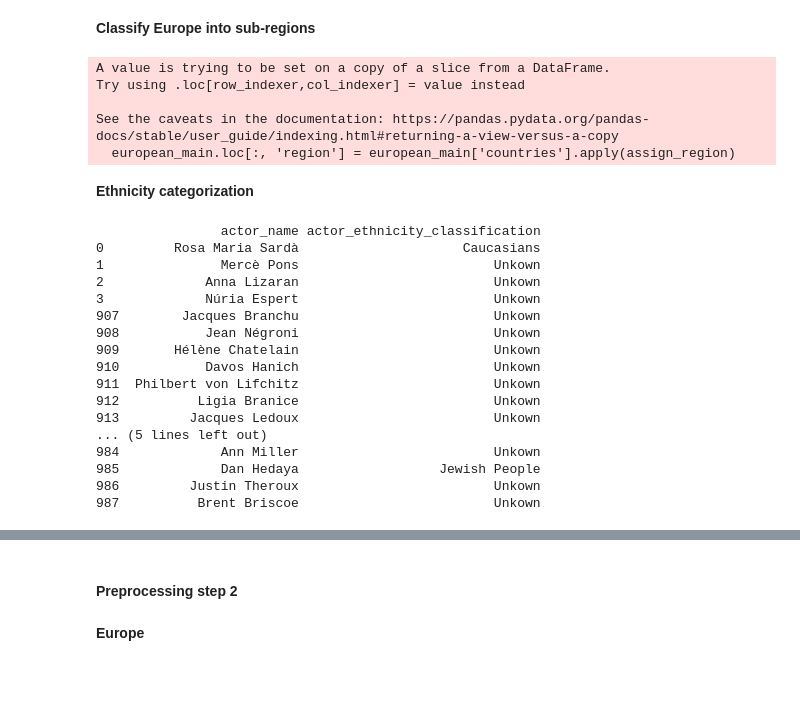
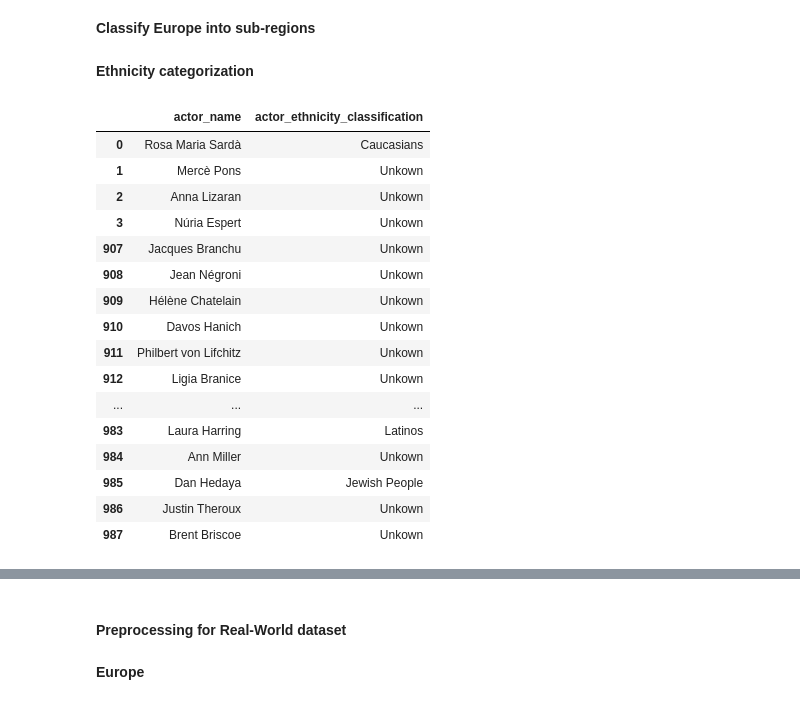
Before and after one commit to rimelq/Applied-Data-Analysis-Project, a Jupyter notebook: src/preprocessing_global.ipynb, the cells around one changed output, grey strips where cells are left out. Drawn from its saved outputs; the diff is of its cells as text; code cells hidden in the pictures; blank space fills up the shorter version.

Commit message:
preprocessing

```diff
--- a/src/preprocessing_global.ipynb
+++ b/src/preprocessing_global.ipynb
@@ -902,16 +886,10 @@ def assign_region(countries):
 
 # Ensure 'countries' column is properly formatted
 if isinstance(european_main['countries'].iloc[0], str):
-    european_main.loc[:, 'countries'] = european_main['countries'].apply(lambda x: x.split(',') if isinstance(x, str) else x)
+    european_main['countries'] = european_main['countries'].apply(lambda x: x.split(',') if isinstance(x, str) else x)
 
 # Apply the function to assign regions using .loc
-european_main.loc[:, 'region'] = european_main['countries'].apply(assign_region)
+european_main['region'] = european_main['countries'].apply(assign_region)
-# %% [output]
-A value is trying to be set on a copy of a slice from a DataFrame.
-Try using .loc[row_indexer,col_indexer] = value instead
-
-See the caveats in the documentation: https://pandas.pydata.org/pandas-docs/stable/user_guide/indexing.html#returning-a-view-versus-a-copy
-  european_main.loc[:, 'region'] = european_main['countries'].apply(assign_region)
 # %% [markdown]
 **Ethnicity categorization**
 # %%
@@ -1037,47 +1017,47 @@ other_ethnicities = [
 # %%
 def classify_actor_ethnicity(df):
     df = df.copy()  # Create a copy to avoid modifying the original DataFrame
     df.loc[:, "actor_ethnicity_classification"] = df["actor_ethnicity_label"].apply(
         lambda x: "Caucasians" if x in caucasian_ethnicities else (
             "Arabs / Middle Easterns" if x in arab_ethnicities else (
                 "Africans" if x in african_ethnicities else (
                     "South Asians" if x in south_asian_ethnicities else (
                         "East Asians" if x in east_asian_ethnicities else (
                             "Southeast Asian" if x in southeast_asian_ethnicities else (
                                 "Latinos" if x in latino_ethnicities else (
                                     "Indigenous People" if x in indigenous_ethnicities else (
-                                        "Jewish People" if x in jewish_ethnicities else 'Unkown'
+                                        "Jewish People" if x in jewish_ethnicities else 'Unknown'
                                     )
                                 )
                             )
                         )
                     )
                 )
             )
         )
     )
     return df
 
 europe_data = classify_actor_ethnicity(european_main)
-print(europe_data[['actor_name', 'actor_ethnicity_classification']].head(20))
+display(europe_data[['actor_name', 'actor_ethnicity_classification']].head(20))
 # %% [output]
-                actor_name actor_ethnicity_classification
-0         Rosa Maria Sardà                     Caucasians
-1               Mercè Pons                         Unkown
-2             Anna Lizaran                         Unkown
-3             Núria Espert                         Unkown
-907        Jacques Branchu                         Unkown
-908           Jean Négroni                         Unkown
-909       Hélène Chatelain                         Unkown
-910           Davos Hanich                         Unkown
-911  Philbert von Lifchitz                         Unkown
-912          Ligia Branice                         Unkown
-913         Jacques Ledoux                         Unkown
-... (5 lines left out)
-984             Ann Miller                         Unkown
-985             Dan Hedaya                  Jewish People
-986         Justin Theroux                         Unkown
-987          Brent Briscoe                         Unkown
+|  | actor_name | actor_ethnicity_classification |
+| 0 | Rosa Maria Sardà | Caucasians |
+| 1 | Mercè Pons | Unkown |
+| 2 | Anna Lizaran | Unkown |
+| 3 | Núria Espert | Unkown |
+| 907 | Jacques Branchu | Unkown |
+| 908 | Jean Négroni | Unkown |
+| 909 | Hélène Chatelain | Unkown |
+| 910 | Davos Hanich | Unkown |
+| 911 | Philbert von Lifchitz | Unkown |
+| 912 | Ligia Branice | Unkown |
+| ... | ... | ... |
+| 983 | Laura Harring | Latinos |
+| 984 | Ann Miller | Unkown |
+| 985 | Dan Hedaya | Jewish People |
+| 986 | Justin Theroux | Unkown |
+| 987 | Brent Briscoe | Unkown |
 # %%
 europe_data.dropna(subset=['actor_ethnicity_classification'], inplace=True)
 actor_name_unique_df = europe_data.drop_duplicates(subset='actor_name')
@@ -1110,7 +1090,7 @@ nordic_europe_data.head()
 | 29477 | Dogville | Philip Baker Hall | 71.0 | M | Unknown | 1.68 | 2003.0 | ... |
 | 29478 | Dogville | Siobhan Fallon | 42.0 | F | Unknown | NaN | 2003.0 | ... |
 # %% [markdown]
-#### Preprocessing step 2
+#### Preprocessing for Real-World dataset
 # %%
 ## Real-world loading
 DATA_FOLDER = './data/raw/real_world/'
```
Also changed, not shown: parts of 32 cells of this notebook.
